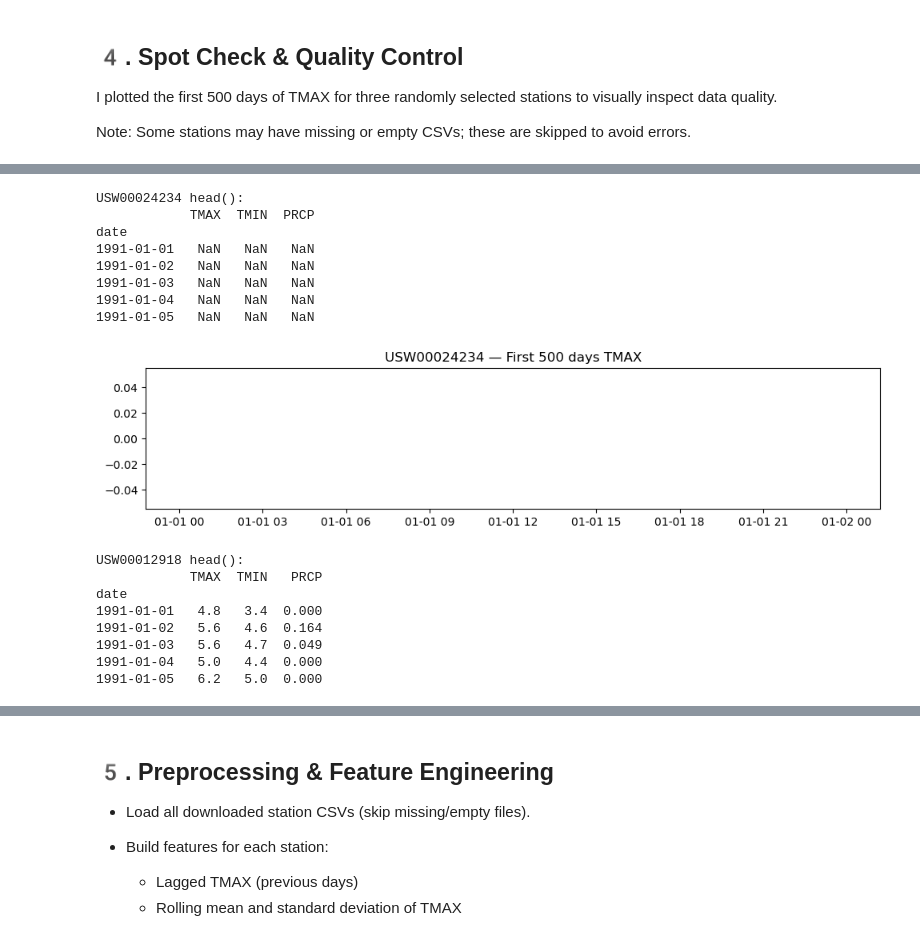
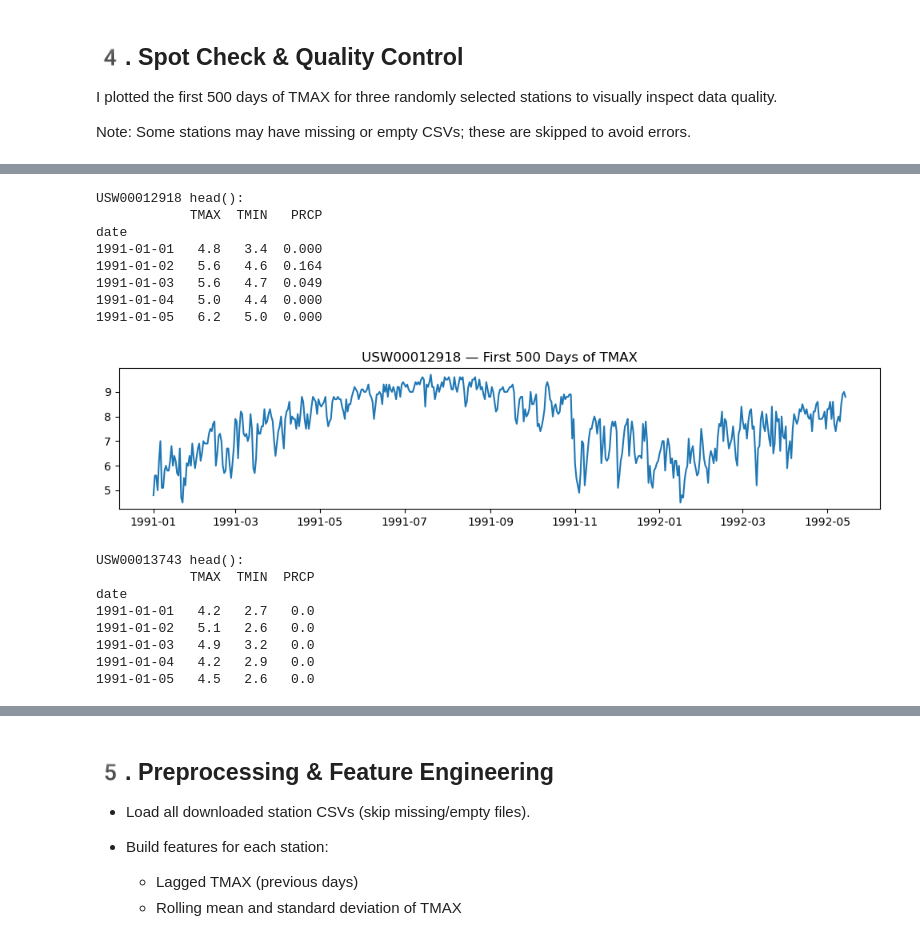
Before and after one commit to njm12-code/ATMS-523-Module-8-Project, a Jupyter notebook: Module_8_HW_Submission.ipynb, the cells around one changed output, grey strips where cells are left out. Cells and saved outputs as stored; diff of their text form; code cells hidden in the pictures.

```diff
--- a/Module_8_HW_Submission.ipynb
+++ b/Module_8_HW_Submission.ipynb
@@ -324,9 +529,49 @@ I plotted the first 500 days of TMAX for three randomly selected stations to vis
 
 Note: Some stations may have missing or empty CSVs; these are skipped to avoid errors.
 # %%
-# Only choose stations that actually produced a CSV file
+import pandas as pd
+import numpy as np
+import matplotlib.pyplot as plt
+
+# Directory containing all downloaded CSVs
+csv_files = list(DATA_DIR.glob("*_1991-2020.csv"))
+
+rows = []
+for path in csv_files:
+    sid = path.name.split("_")[0]
+    df = pd.read_csv(path, parse_dates=["date"], index_col="date")
+
+    if df.empty:
+        rows.append({
+            "ghcn_id": sid,
+            "csv": str(path),
+            "n_obs": 0,
+            "first_date": None,
+            "last_date": None
+        })
+        continue
+
+    first = df.dropna(how="all").index.min()
+    last  = df.dropna(how="all").index.max()
+
+    rows.append({
+        "ghcn_id": sid,
+        "csv": str(path),
+        "n_obs": int(df.count().sum()),
+        "first_date": str(first.date()),
+        "last_date": str(last.date())
+    })
+
+summary_df = pd.DataFrame(rows)
+
+print("\n*** REBUILT SUMMARY FOR ALL DOWNLOADED STATIONS ***")
+display(summary_df)
+
+# ----------------------------------------------------
+#   Spot Check the First 500 Days of TMAX
+# ----------------------------------------------------
+
 valid = summary_df[summary_df["n_obs"] > 0]["ghcn_id"].tolist()
-
 print(f"\nSpot-checking {min(3, len(valid))} stations with valid data...")
 
 for sid in np.random.choice(valid, size=min(3, len(valid)), replace=False):
@@ -338,7 +583,7 @@ for sid in np.random.choice(valid, size=min(3, len(valid)), replace=False):
 
     plt.figure(figsize=(10,2.5))
     plt.plot(df.index[:500], df["TMAX"].iloc[:500])
-    plt.title(f"{sid} — First 500 days TMAX")
+    plt.title(f"{sid} — First 500 Days of TMAX")
     plt.tight_layout()
     plt.show()
 # %% [output]
@@ -356,17 +619,17 @@ date
-USW00024234 head():
-            TMAX  TMIN  PRCP
-date
-1991-01-01   NaN   NaN   NaN
-1991-01-02   NaN   NaN   NaN
-1991-01-03   NaN   NaN   NaN
-1991-01-04   NaN   NaN   NaN
-1991-01-05   NaN   NaN   NaN
+USW00012918 head():
+            TMAX  TMIN   PRCP
+date
+1991-01-01   4.8   3.4  0.000
+1991-01-02   5.6   4.6  0.164
+1991-01-03   5.6   4.7  0.049
+1991-01-04   5.0   4.4  0.000
+1991-01-05   6.2   5.0  0.000
-[figure, old version]
+[figure, new version]
-USW00012918 head():
-            TMAX  TMIN   PRCP
-date
-1991-01-01   4.8   3.4  0.000
-1991-01-02   5.6   4.6  0.164
-1991-01-03   5.6   4.7  0.049
-1991-01-04   5.0   4.4  0.000
-1991-01-05   6.2   5.0  0.000
+USW00013743 head():
+            TMAX  TMIN  PRCP
+date
+1991-01-01   4.2   2.7   0.0
+1991-01-02   5.1   2.6   0.0
+1991-01-03   4.9   3.2   0.0
+1991-01-04   4.2   2.9   0.0
+1991-01-05   4.5   2.6   0.0
```
Also changed, not shown: parts of 20 cells of this notebook.
